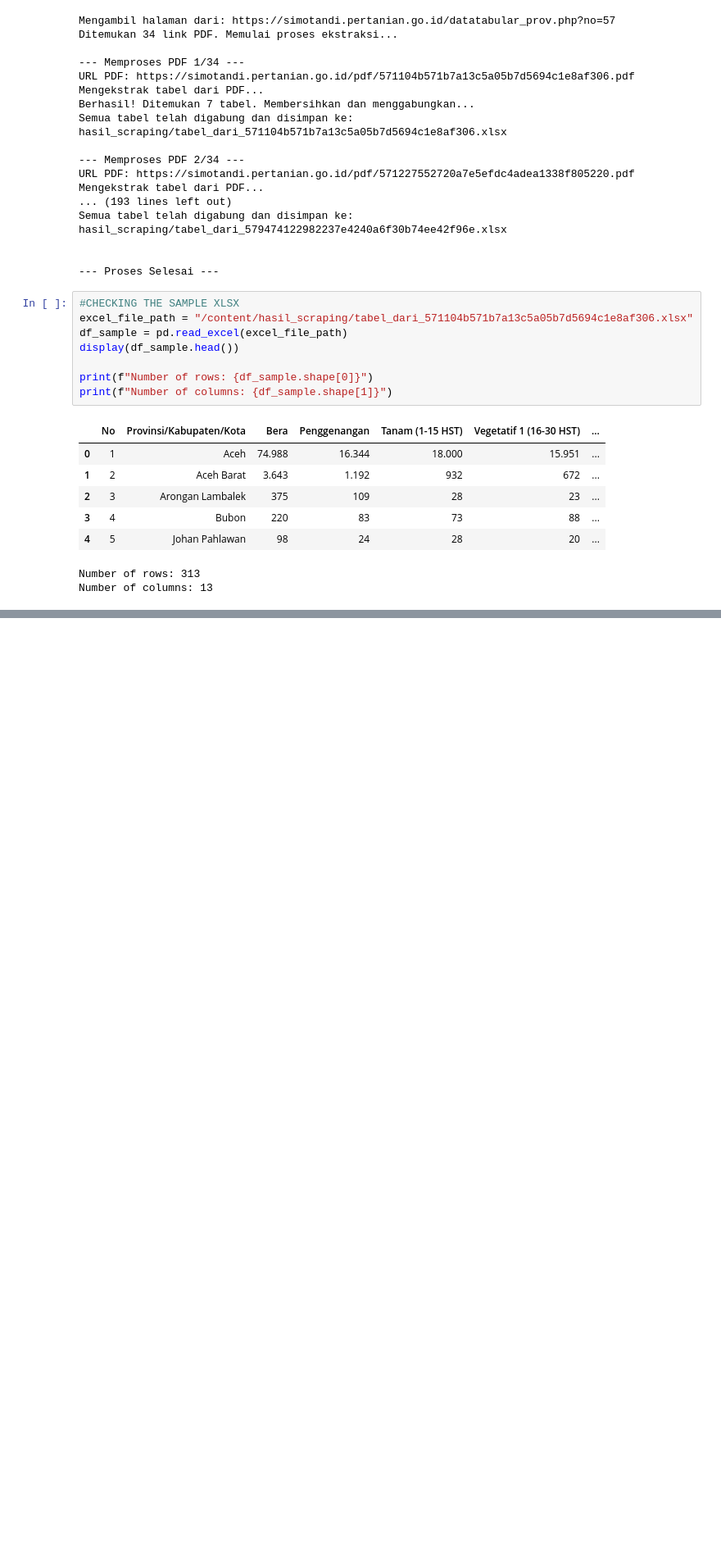
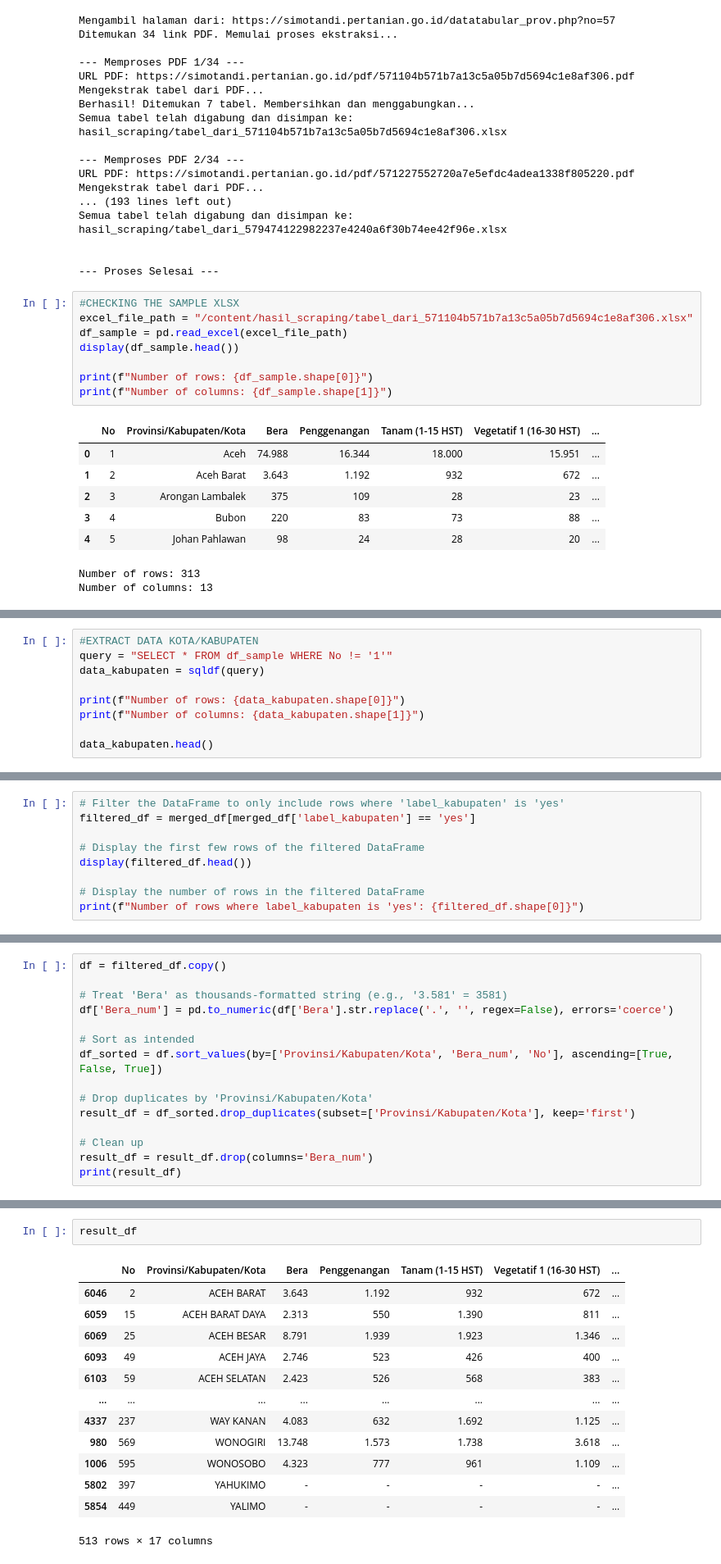
Before and after one commit to ananghw/data-indonesia, a Jupyter notebook: WebScrapping_Simotandi.ipynb, the cells around one changed output, grey strips where cells are left out. Shown at 82% size. Cells and saved outputs as stored; diff of their text form; blank space fills up the shorter version.

```diff
--- a/WebScrapping_Simotandi.ipynb
+++ b/WebScrapping_Simotandi.ipynb
@@ -242,0 +261,9 @@ Number of columns: 14
+# %%
+#EXTRACT DATA KOTA/KABUPATEN
+query = "SELECT * FROM df_sample WHERE No != '1'"
+data_kabupaten = sqldf(query)
+
+print(f"Number of rows: {data_kabupaten.shape[0]}")
+print(f"Number of columns: {data_kabupaten.shape[1]}")
+
+data_kabupaten.head()
@@ -242,0 +309,9 @@ Number of columns: 14
+# %%
+# Filter the DataFrame to only include rows where 'label_kabupaten' is 'yes'
+filtered_df = merged_df[merged_df['label_kabupaten'] == 'yes']
+
+# Display the first few rows of the filtered DataFrame
+display(filtered_df.head())
+
+# Display the number of rows in the filtered DataFrame
+print(f"Number of rows where label_kabupaten is 'yes': {filtered_df.shape[0]}")
@@ -242,0 +345,15 @@ Number of columns: 14
+# %%
+df = filtered_df.copy()
+
+# Treat 'Bera' as thousands-formatted string (e.g., '3.581' = 3581)
+df['Bera_num'] = pd.to_numeric(df['Bera'].str.replace('.', '', regex=False), errors='coerce')
+
+# Sort as intended
+df_sorted = df.sort_values(by=['Provinsi/Kabupaten/Kota', 'Bera_num', 'No'], ascending=[True, False, True])
+
+# Drop duplicates by 'Provinsi/Kabupaten/Kota'
+result_df = df_sorted.drop_duplicates(subset=['Provinsi/Kabupaten/Kota'], keep='first')
+
+# Clean up
+result_df = result_df.drop(columns='Bera_num')
+print(result_df)
@@ -242,0 +378,16 @@ Number of columns: 14
+# %%
+result_df
+# %% [output]
+|  | No | Provinsi/Kabupaten/Kota | Bera | Penggenangan | Tanam (1-15 HST) | Vegetatif 1 (16-30 HST) | ... |
+| 6046 | 2 | ACEH BARAT | 3.643 | 1.192 | 932 | 672 | ... |
+| 6059 | 15 | ACEH BARAT DAYA | 2.313 | 550 | 1.390 | 811 | ... |
+| 6069 | 25 | ACEH BESAR | 8.791 | 1.939 | 1.923 | 1.346 | ... |
+| 6093 | 49 | ACEH JAYA | 2.746 | 523 | 426 | 400 | ... |
+| 6103 | 59 | ACEH SELATAN | 2.423 | 526 | 568 | 383 | ... |
+| ... | ... | ... | ... | ... | ... | ... | ... |
+| 4337 | 237 | WAY KANAN | 4.083 | 632 | 1.692 | 1.125 | ... |
+| 980 | 569 | WONOGIRI | 13.748 | 1.573 | 1.738 | 3.618 | ... |
+| 1006 | 595 | WONOSOBO | 4.323 | 777 | 961 | 1.109 | ... |
+| 5802 | 397 | YAHUKIMO | - | - | - | - | ... |
+| 5854 | 449 | YALIMO | - | - | - | - | ... |
+513 rows × 17 columns
```
Also changed, not shown: parts of 17 cells of this notebook.
